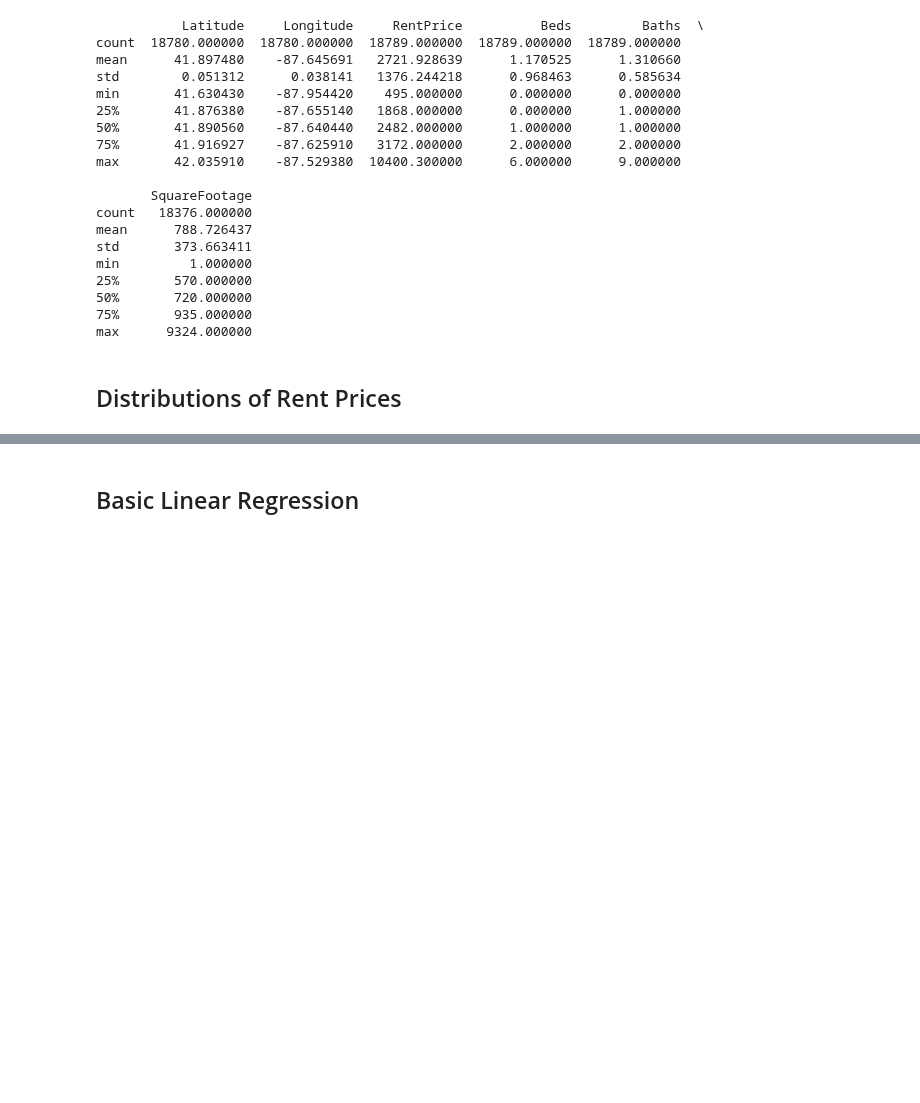
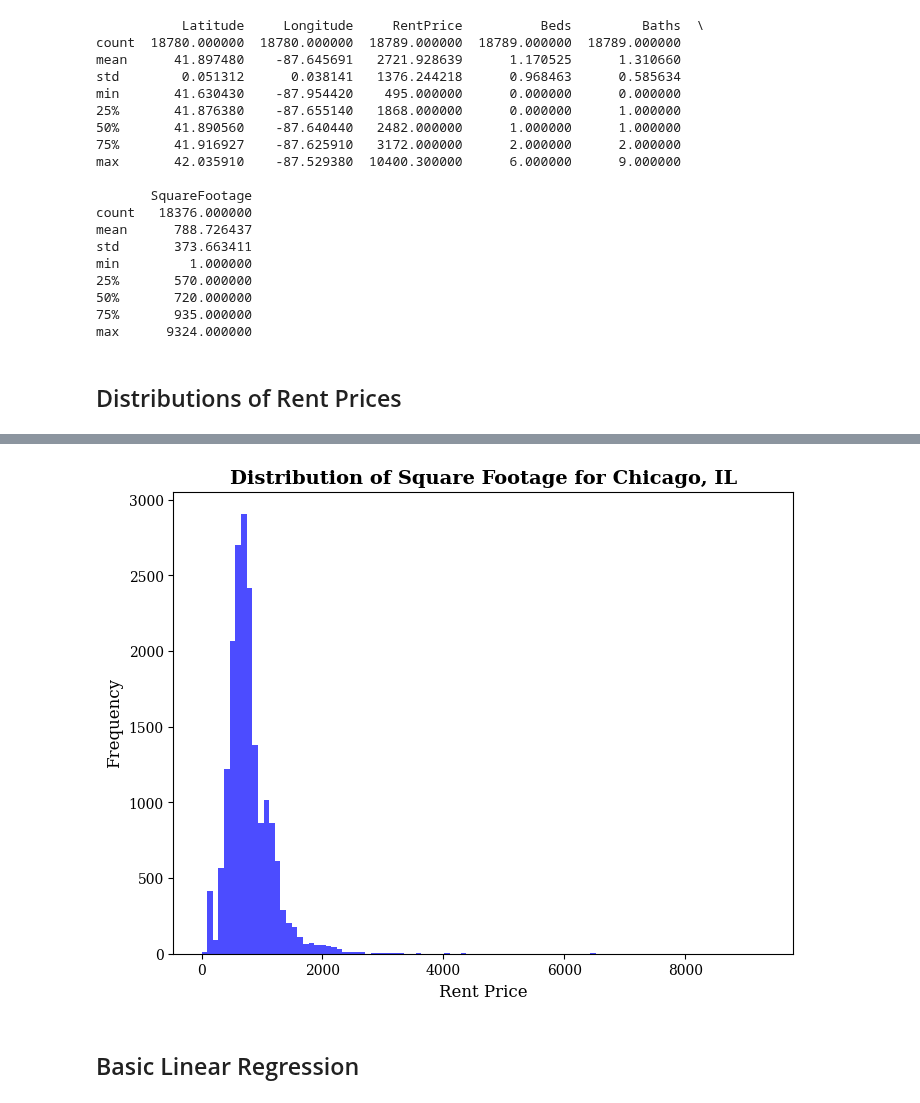
Before and after one commit to jackyeung99/proj_apartment-finder, a Jupyter notebook: notebooks/exploratory_data_analysis.ipynb, the cells around one changed output, grey strips where cells are left out. Drawn from its saved outputs; the diff is of its cells as text; code cells hidden in the pictures; blank space fills up the shorter version.

```diff
--- a/notebooks/exploratory_data_analysis.ipynb
+++ b/notebooks/exploratory_data_analysis.ipynb
@@ -106,3 +108,15 @@ plt.show()
+# %%
+
+plt.figure(figsize=(8,6))
+plt.hist(main_data['SquareFootage'], bins=100, color='blue', alpha=0.7)
+plt.title(f'Distribution of Square Footage for {city.title()}, {state_abbr.upper()}')
+plt.xlabel('Rent Price')
+# plt.xscale('log')
+plt.ylabel('Frequency')
+plt.savefig('price_dist.png')
+plt.show()
+# %% [output]
+[figure, added]
 # %% [markdown]
 ## Basic Linear Regression
 # %%
```
Also changed, not shown: parts of 9 cells of this notebook, 5 other files.
